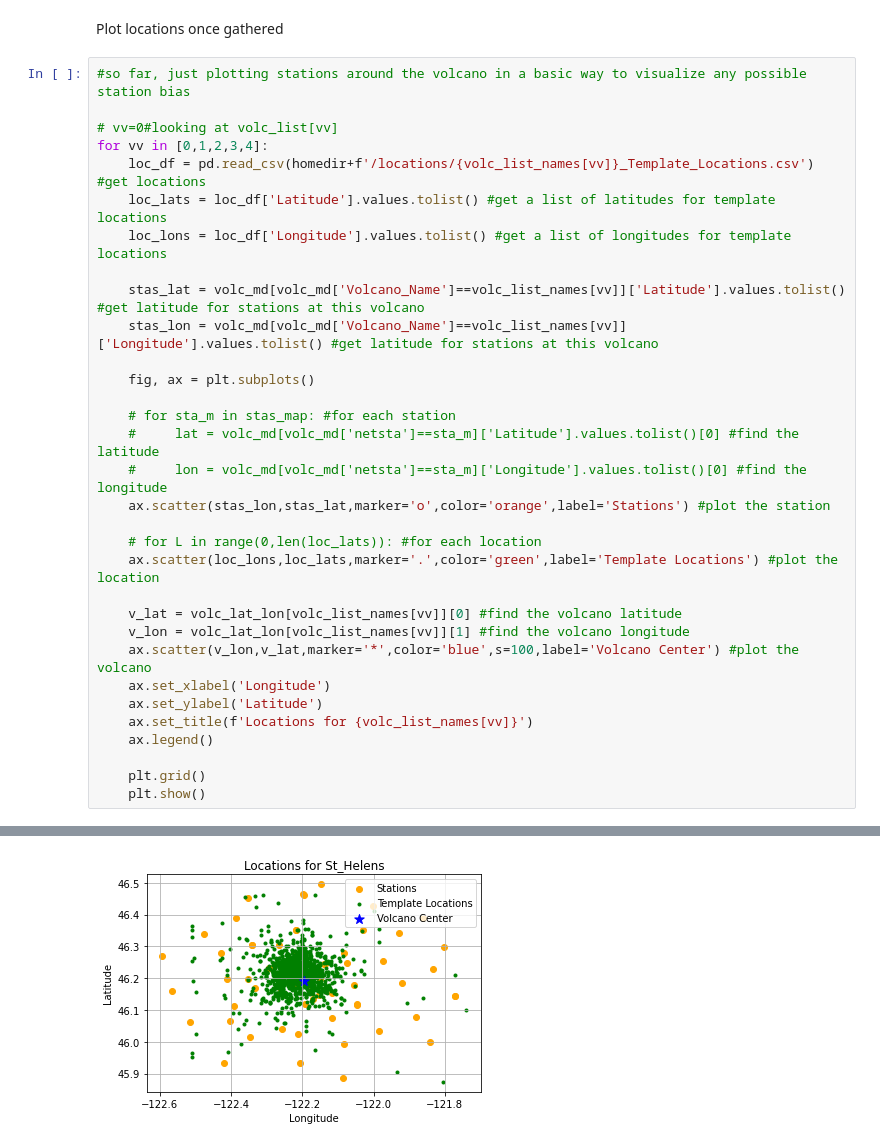
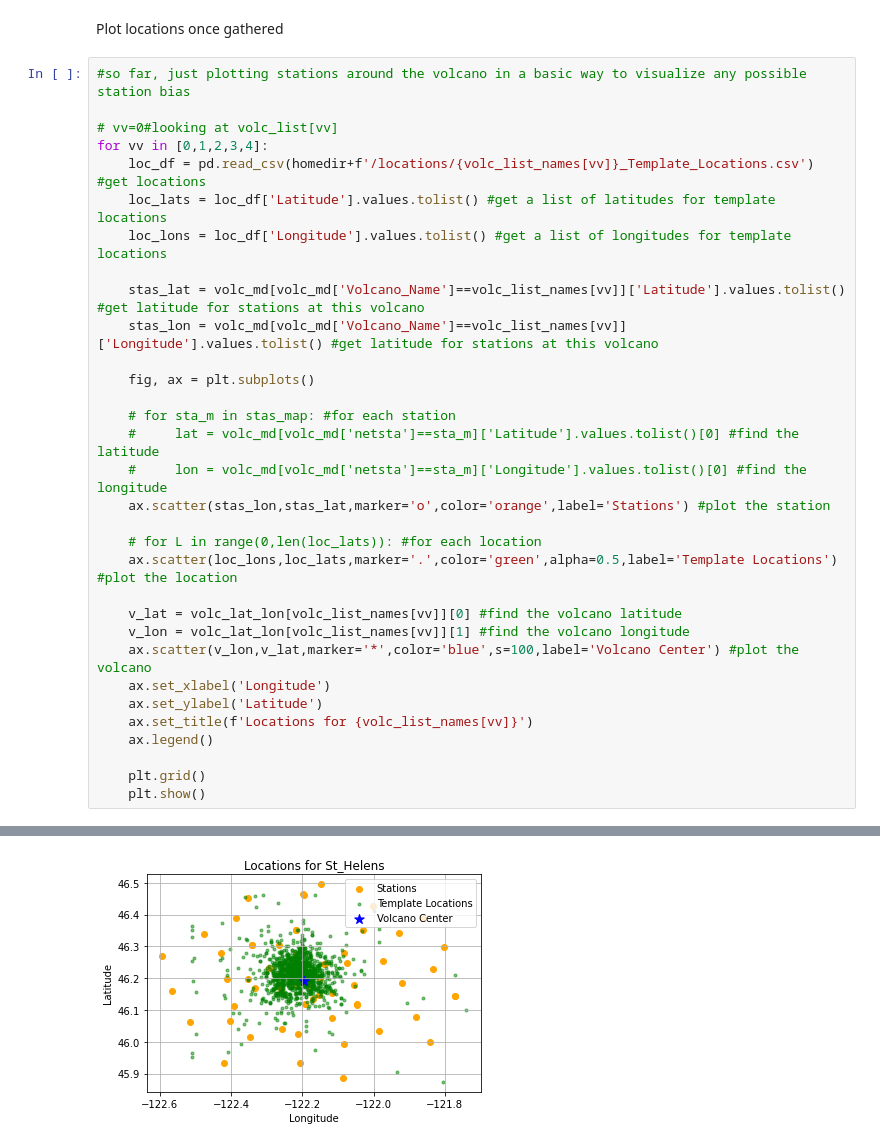
Before and after one commit to Denolle-Lab/expand_redpy, a Jupyter notebook: notebooks/template_locations.ipynb, the cells around one changed output, grey strips where cells are left out. Drawn from its saved outputs; the diff is of its cells as text.

```diff
--- a/notebooks/template_locations.ipynb
+++ b/notebooks/template_locations.ipynb
@@ -367,7 +367,7 @@ for vv in [0,1,2,3,4]:
     ax.scatter(stas_lon,stas_lat,marker='o',color='orange',label='Stations') #plot the station
 
     # for L in range(0,len(loc_lats)): #for each location
-    ax.scatter(loc_lons,loc_lats,marker='.',color='green',label='Template Locations') #plot the location
+    ax.scatter(loc_lons,loc_lats,marker='.',color='green',alpha=0.5,label='Template Locations') #plot the location
 
     v_lat = volc_lat_lon[volc_list_names[vv]][0] #find the volcano latitude
     v_lon = volc_lat_lon[volc_list_names[vv]][1] #find the volcano longitude
@@ -387 +387 @@ for vv in [0,1,2,3,4]:
-[figure, old version]
+[figure, new version]
```
Also changed, not shown: parts of 1 cell of this notebook, 2 other files.
